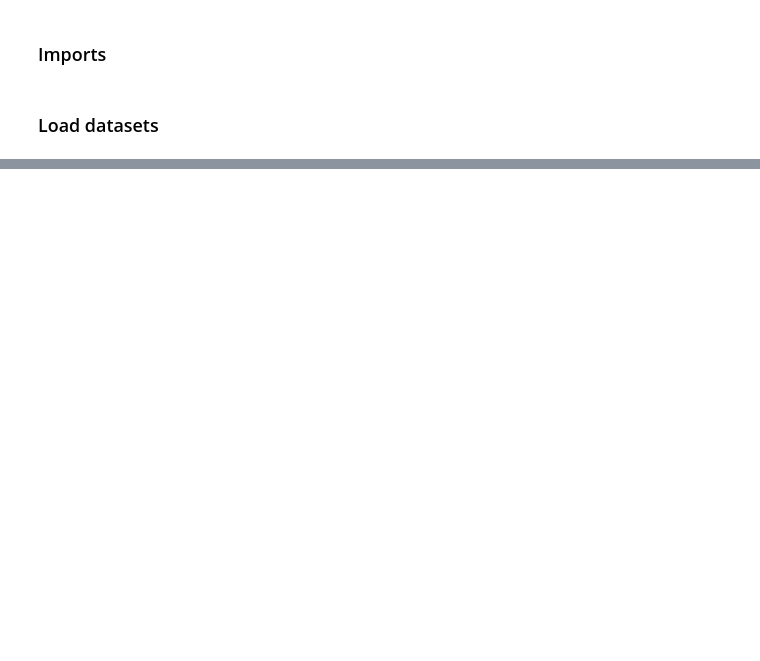
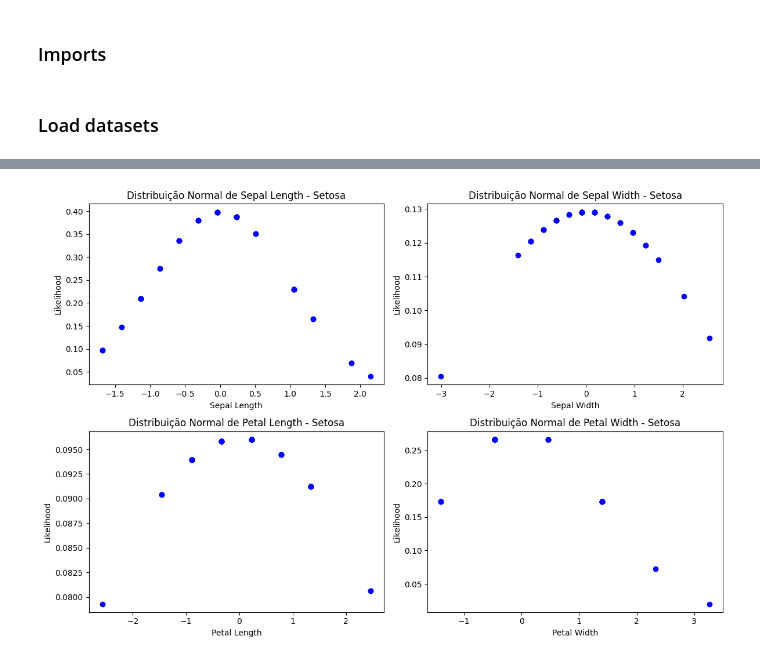
Before and after one commit to joaovictorwg/NaiveBayesIA, a Jupyter notebook: naive_bayes_iris.ipynb, the cells around one changed output, grey strips where cells are left out. Cells and saved outputs as stored; diff of their text form; code cells hidden in the pictures; blank space fills up the shorter version.

```diff
--- a/naive_bayes_iris.ipynb
+++ b/naive_bayes_iris.ipynb
@@ -109,0 +370,90 @@ feat = list(df.columns)
+# %%
+
+# Plotar para Setosa
+plt.figure(figsize=(12, 8))  # Ajustar o tamanho da figura conforme necessário
+plt.subplot(2, 2, 1)
+plt.plot(setosa_data_train_norm[:, 0], likelihood_sepal_length_setosa, 'bo')
+plt.xlabel('Sepal Length')
+plt.ylabel('Likelihood')
+plt.title('Distribuição Normal de Sepal Length - Setosa')
+
+plt.subplot(2, 2, 2)
+plt.plot(setosa_data_train_norm[:, 1], likelihood_sepal_width_setosa, 'bo')
+plt.xlabel('Sepal Width')
+plt.ylabel('Likelihood')
+plt.title('Distribuição Normal de Sepal Width - Setosa')
+
+plt.subplot(2, 2, 3)
+plt.plot(setosa_data_train_norm[:, 2], likelihood_petal_length_setosa, 'bo')
+plt.xlabel('Petal Length')
+plt.ylabel('Likelihood')
+plt.title('Distribuição Normal de Petal Length - Setosa')
+
+plt.subplot(2, 2, 4)
+plt.plot(setosa_data_train_norm[:, 3], likelihood_petal_width_setosa, 'bo')
+plt.xlabel('Petal Width')
+plt.ylabel('Likelihood')
+plt.title('Distribuição Normal de Petal Width - Setosa')
+
+plt.tight_layout()  # Ajustar o layout para evitar sobreposição
+plt.show()
+
+# Plotar para Versicolor
+plt.figure(figsize=(12, 8))  # Ajustar o tamanho da figura conforme necessário
+plt.subplot(2, 2, 1)
+plt.plot(versicolor_data_train_norm[:, 0], likelihood_sepal_length_versicolor, 'ro')
+plt.xlabel('Sepal Length')
+plt.ylabel('Likelihood')
+plt.title('Distribuição Normal de Sepal Length - Versicolor')
+
+plt.subplot(2, 2, 2)
+plt.plot(versicolor_data_train_norm[:, 1], likelihood_sepal_width_versicolor, 'ro')
+plt.xlabel('Sepal Width')
+plt.ylabel('Likelihood')
+plt.title('Distribuição Normal de Sepal Width - Versicolor')
+
+plt.subplot(2, 2, 3)
+plt.plot(versicolor_data_train_norm[:, 2], likelihood_petal_length_versicolor, 'ro')
+plt.xlabel('Petal Length')
+plt.ylabel('Likelihood')
+plt.title('Distribuição Normal de Petal Length - Versicolor')
+
+plt.subplot(2, 2, 4)
+plt.plot(versicolor_data_train_norm[:, 3], likelihood_petal_width_versicolor, 'ro')
+plt.xlabel('Petal Width')
+plt.ylabel('Likelihood')
+plt.title('Distribuição Normal de Petal Width - Versicolor')
+
+plt.tight_layout()  # Ajustar o layout para evitar sobreposição
+plt.show()
+
+# Plotar para Virginica
+plt.figure(figsize=(12, 8))  # Ajustar o tamanho da figura conforme necessário
+plt.subplot(2, 2, 1)
+plt.plot(virginica_data_train_norm[:, 0], likelihood_sepal_length_virginica, 'go')
+plt.xlabel('Sepal Length')
+plt.ylabel('Likelihood')
+plt.title('Distribuição Normal de Sepal Length - Virginica')
+
+plt.subplot(2, 2, 2)
+plt.plot(virginica_data_train_norm[:, 1], likelihood_sepal_width_virginica, 'go')
+plt.xlabel('Sepal Width')
+plt.ylabel('Likelihood')
+plt.title('Distribuição Normal de Sepal Width - Virginica')
+
+plt.subplot(2, 2, 3)
+plt.plot(virginica_data_train_norm[:, 2], likelihood_petal_length_virginica, 'go')
+plt.xlabel('Petal Length')
+plt.ylabel('Likelihood')
+plt.title('Distribuição Normal de Petal Length - Virginica')
+
+plt.subplot(2, 2, 4)
+plt.plot(virginica_data_train_norm[:, 3], likelihood_petal_width_virginica, 'go')
+plt.xlabel('Petal Width')
+plt.ylabel('Likelihood')
+plt.title('Distribuição Normal de Petal Width - Virginica')
+
+plt.tight_layout()  # Ajustar o layout para evitar sobreposição
+plt.show()
+# %% [output]
+[figure, added]
```
Also changed, not shown: parts of 20 cells of this notebook, 4 other files.
